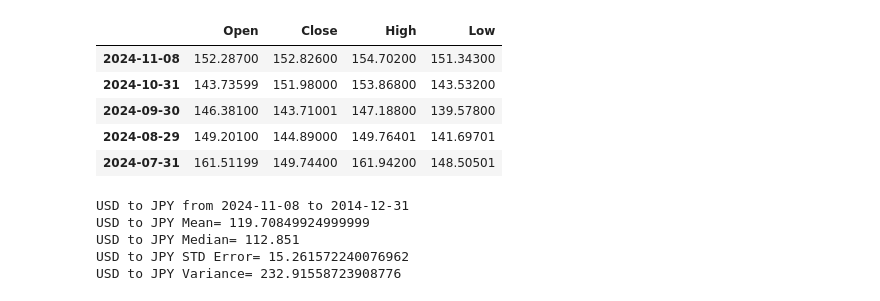
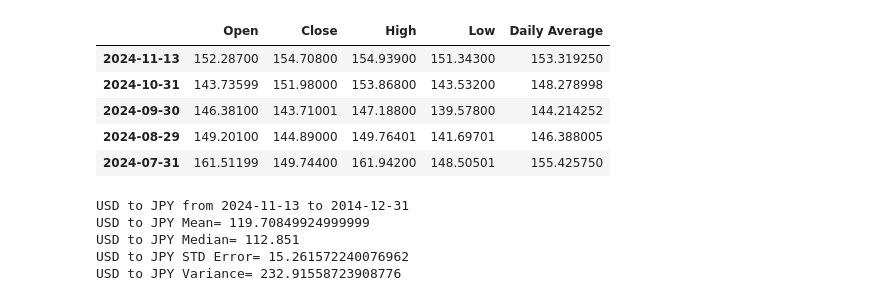
Before and after one commit to Brendan838/Path-of-Exile-Analysis, a Jupyter notebook: StockAPI.ipynb, the cells around one changed output. Drawn from its saved outputs; the diff is of its cells as text; code cells hidden in the pictures.

```diff
--- a/StockAPI.ipynb
+++ b/StockAPI.ipynb
@@ -35,15 +37,18 @@ usdjpy_df
 # %%
 # Clean Dataframe
 renamed_df = usdjpy_df.rename(columns={"1. open":"Open", "2. high":"High", "3. low":"Low", "4. close":"Close"})
 clean_df = renamed_df[["Open", "Close", "High", "Low"]].astype(float)
+clean_df["Daily Average"] = clean_df.mean(axis=1)
+clean_df
+clean_df.index = pd.to_datetime(clean_df.index)
 clean_df.head()
 # %% [output]
-|  | Open | Close | High | Low |
-| 2024-11-08 | 152.28700 | 152.82600 | 154.70200 | 151.34300 |
-| 2024-10-31 | 143.73599 | 151.98000 | 153.86800 | 143.53200 |
-| 2024-09-30 | 146.38100 | 143.71001 | 147.18800 | 139.57800 |
-| 2024-08-29 | 149.20100 | 144.89000 | 149.76401 | 141.69701 |
-| 2024-07-31 | 161.51199 | 149.74400 | 161.94200 | 148.50501 |
+|  | Open | Close | High | Low | Daily Average |
+| 2024-11-13 | 152.28700 | 154.70800 | 154.93900 | 151.34300 | 153.319250 |
+| 2024-10-31 | 143.73599 | 151.98000 | 153.86800 | 143.53200 | 148.278998 |
+| 2024-09-30 | 146.38100 | 143.71001 | 147.18800 | 139.57800 | 144.214252 |
+| 2024-08-29 | 149.20100 | 144.89000 | 149.76401 | 141.69701 | 146.388005 |
+| 2024-07-31 | 161.51199 | 149.74400 | 161.94200 | 148.50501 | 155.425750 |
 # %%
 # Summarize Open, Close, High, and Low of USD to JPY
 start_time = list(usd_yen["Time Series FX (Monthly)"])[0]
@@ -54,7 +59,7 @@ usdjpy_std = clean_df["Open"].std()
 usdjpy_var = clean_df["Open"].var()
 print(f"USD to JPY from {start_time} to {end_time} \nUSD to JPY Mean= {usdjpy_mean} \nUSD to JPY Median= {usdjpy_median} \nUSD to JPY STD Error= {usdjpy_std} \nUSD to JPY Variance= {usdjpy_var}")
 # %% [output]
-USD to JPY from 2024-11-08 to 2014-12-31
+USD to JPY from 2024-11-13 to 2014-12-31
 USD to JPY Mean= 119.70849924999999
 USD to JPY Median= 112.851
 USD to JPY STD Error= 15.261572240076962
```
Also changed, not shown: parts of 4 cells of this notebook.
